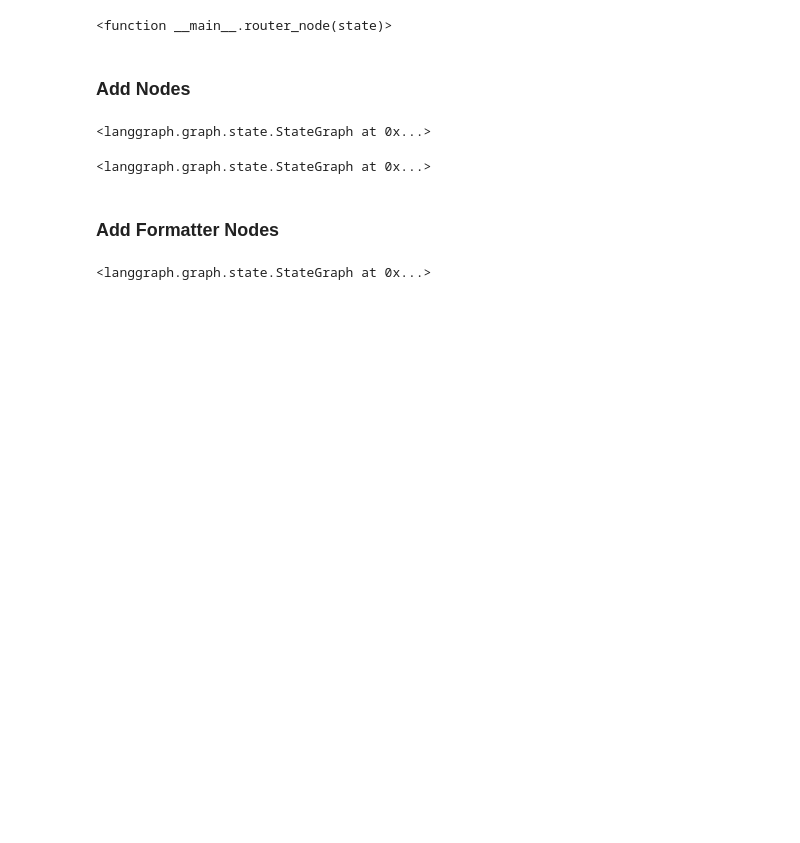
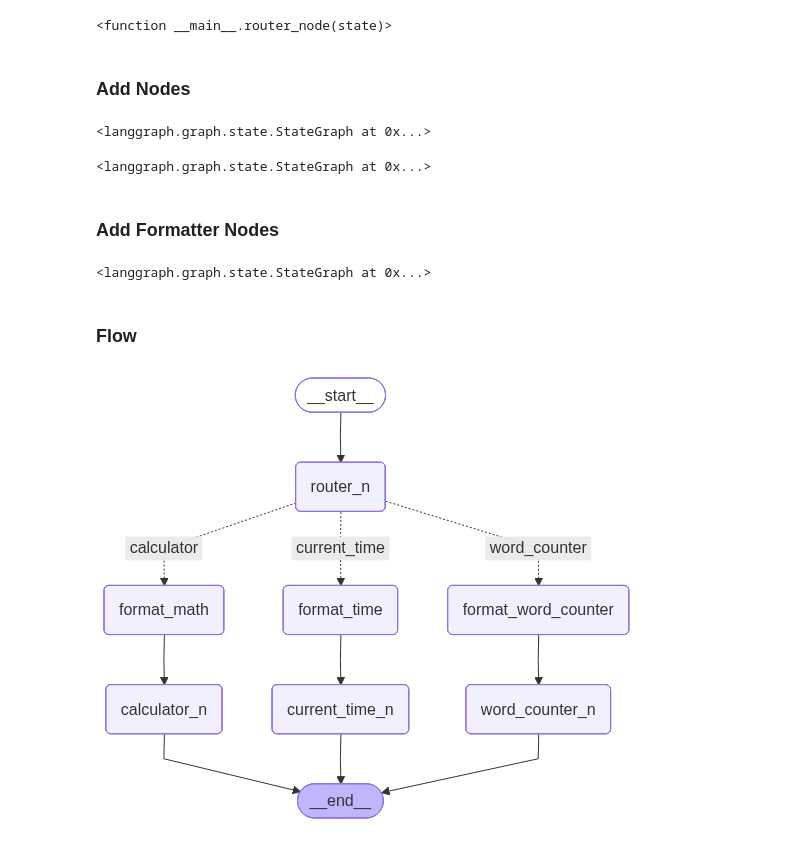
Before and after one commit to yashwanth2714/GenAI-Basics, a Jupyter notebook: Agents/class_2.ipynb, the cells around one changed output. Saved outputs shown, nothing was run; the diff lists cells and outputs as text; code cells hidden in the pictures; blank space fills up the shorter version.

Commit message:
graph design

```diff
--- a/Agents/class_2.ipynb
+++ b/Agents/class_2.ipynb
@@ -153,7 +153,7 @@ graph
 # %% [output]
 <langgraph.graph.state.StateGraph at 0x...>
 # %%
-graph.add_node('router', router_node)
+graph.add_node('router_n', router_node)
 graph.add_node('calculator_n', calculator_node)
 graph.add_node('word_counter_n', word_counter_node)
 graph.add_node('current_time_n', current_time_node)
@@ -167,3 +167,5 @@ graph.add_node('format_word_counter', format_word_counter_node)
 graph.add_node('format_time', format_time_node)
 # %% [output]
 <langgraph.graph.state.StateGraph at 0x...>
+# %% [markdown]
+### Flow
@@ -169,0 +177,28 @@ graph.add_node('format_time', format_time_node)
+# %%
+def router_helper(state):
+    return state['tool']
+
+graph.add_conditional_edges(
+    'router_n',
+    router_helper,
+    {
+        'calculator': 'format_math',
+        'word_counter': 'format_word_counter',
+        'current_time': 'format_time',
+    }
+)
+
+graph.add_edge('format_math', 'calculator_n')
+graph.add_edge('format_word_counter', 'word_counter_n')
+graph.add_edge('format_time', 'current_time_n')
+
+graph.add_edge('calculator_n', END)
+graph.add_edge('word_counter_n', END)
+graph.add_edge('current_time_n', END)
+
+graph.set_entry_point('router_n')
+
+app = graph.compile()
+app
+# %% [output]
+[figure, added]
```
Also changed, not shown: parts of 1 cell of this notebook.
